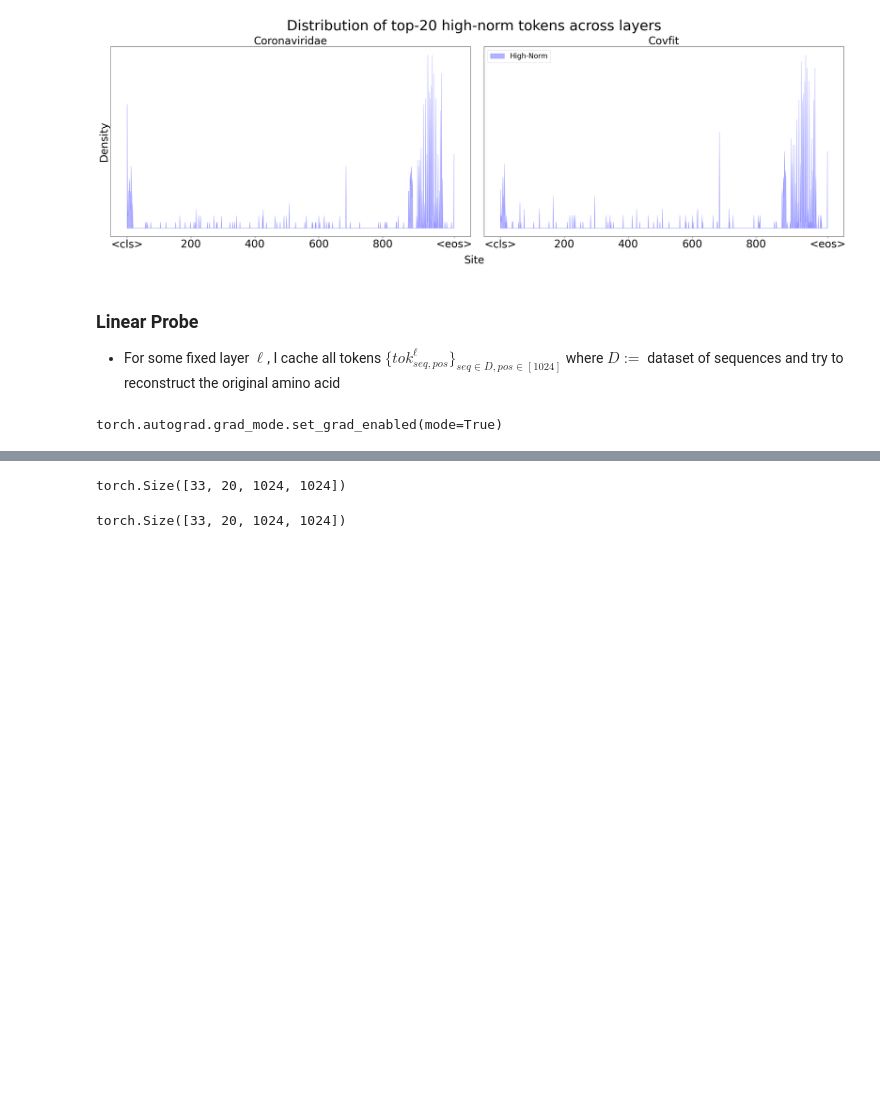
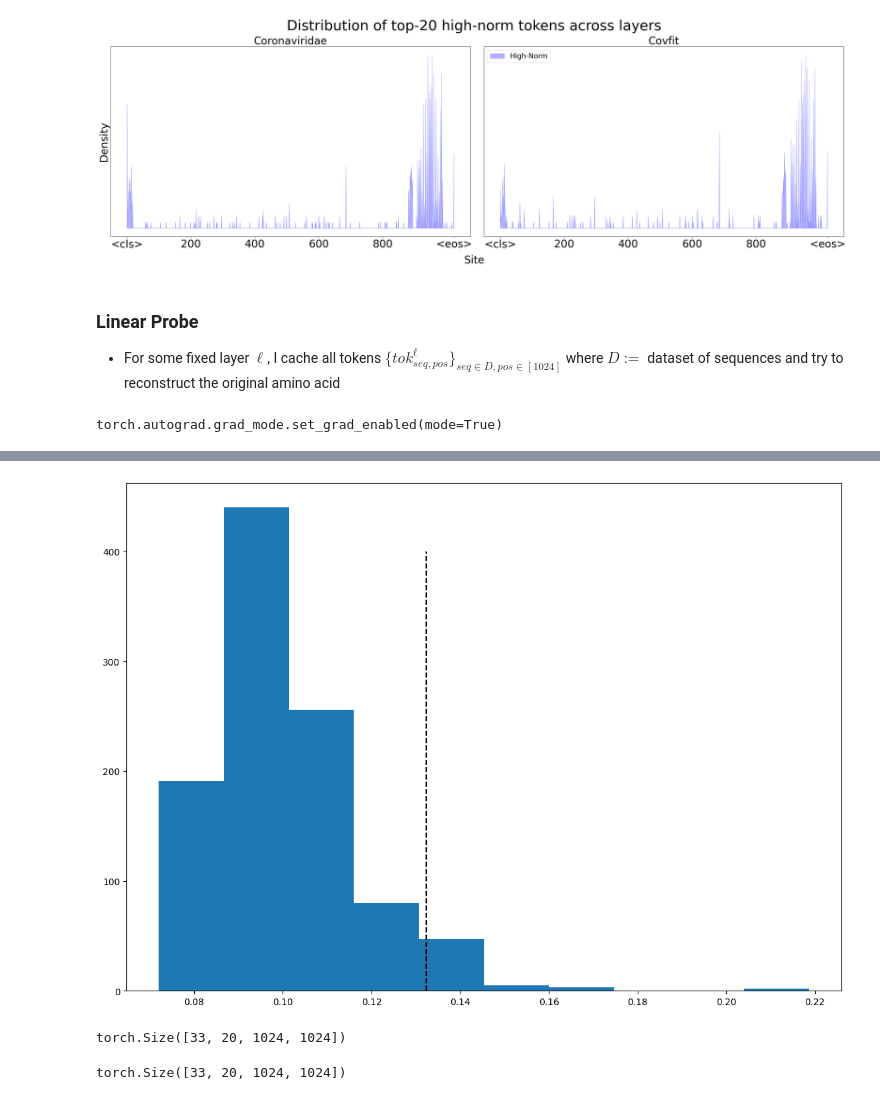
Before and after one commit to blab/mutational-embedding-vectors, a Jupyter notebook: notebooks/ex32_conserved_sites.ipynb, the cells around one changed output, grey strips where cells are left out. Saved outputs shown, nothing was run; the diff lists cells and outputs as text; code cells hidden in the pictures; blank space fills up the shorter version.

```diff
--- a/notebooks/ex32_conserved_sites.ipynb
+++ b/notebooks/ex32_conserved_sites.ipynb
@@ -893,17 +922,44 @@ def get_p_layer_p_attn_percentile(
     n_batch=10,
 ):
     n_seqs = seqs.shape[0]
-    p_layer_p_attn_percentiles = torch.zeros(model.cfg.n_layers, model.cfg.n_heads, model.cfg.n_ctx)
+    p_layer_p_attn_percentiles = torch.zeros(model.cfg.n_layers, model.cfg.n_heads, model.cfg.n_ctx).to(device)
 
     for batch_idx in tqdm(range(0,n_seqs,n_batch)):
         batch_seq = seqs[batch_idx:batch_idx + n_batch]
         _, cache = model.run_with_cache(batch_seq, names_filter=lambda x: "pattern" in x)
         for layer in range(key_layer_start, key_layer_end, 1):
             attn_patterns = cache[f"blocks.{layer}.attn.hook_pattern"] # [batch, n_heads, n_ctx, n_ctx]
-            attn_patterns = attn_patterns.permute(1,0,2,3) # [n_heads, batch, n_ctx, n_ctx]
-            quantiles = torch.quantile(attn_patterns.view(model.cfg.n_heads, -1), 0.9, dim=-1)
+            reshaped_attn = torch.transpose_copy(attn_patterns, 0, 1).to(device) # [n_heads, batch, n_ctx, n_ctx]
+            quantiles = torch.quantile(reshaped_attn.view(model.cfg.n_heads, -1), 0.9, dim=-1) #[n_heads]
+            sink_scores = (reshaped_attn >= quantiles[:,None,None,None]).sum(dim=1, keepdim=True).sum(dim=2, keepdim=True).squeeze() #[n_heads, n_ctx]
 
-            sink_scores = (attn_patterns >= quantiles[:,None,None,None])
+            # sum over batch and rows
+            p_layer_p_attn_percentiles[layer] += sink_scores
+            del reshaped_attn
+        del _
+        del cache
+        torch.cuda.empty_cache()
+
+    p_layer_p_attn_percentiles = p_layer_p_attn_percentiles / (n_seqs * model.cfg.n_ctx)
+    return p_layer_p_attn_percentiles[key_layer_start:key_layer_end]
+# %%
+p_layer_p_attn_percentiles = get_p_layer_p_attn_percentile(
+    hooked_esm,
+    seqs=rand_seqs,
+    key_layer_start=18,
+    key_layer_end=32
+)
+# %%
+# is_attn_sink = (p_layer_p_attn_percentiles >= 0.3).to(float)
+cum_attn_sink_score = p_layer_p_attn_percentiles.view(-1,CONTEXT_LEN).mean(dim=0)
+# %%
+thresh = torch.quantile(cum_attn_sink_score, 0.95)
+fig, ax = plt.subplots(1,1,figsize=(14,10))
+ax.hist(cum_attn_sink_score.cpu())
+ax.plot([thresh.cpu() for _ in range(2)],[0,400],linestyle="dashed", color="black")
+plt.show()
+# %% [output]
+[figure, added]
 # %%
 def get_mean_attn(
     model,
```
Also changed, not shown: parts of 9 cells of this notebook, 28 other files.
